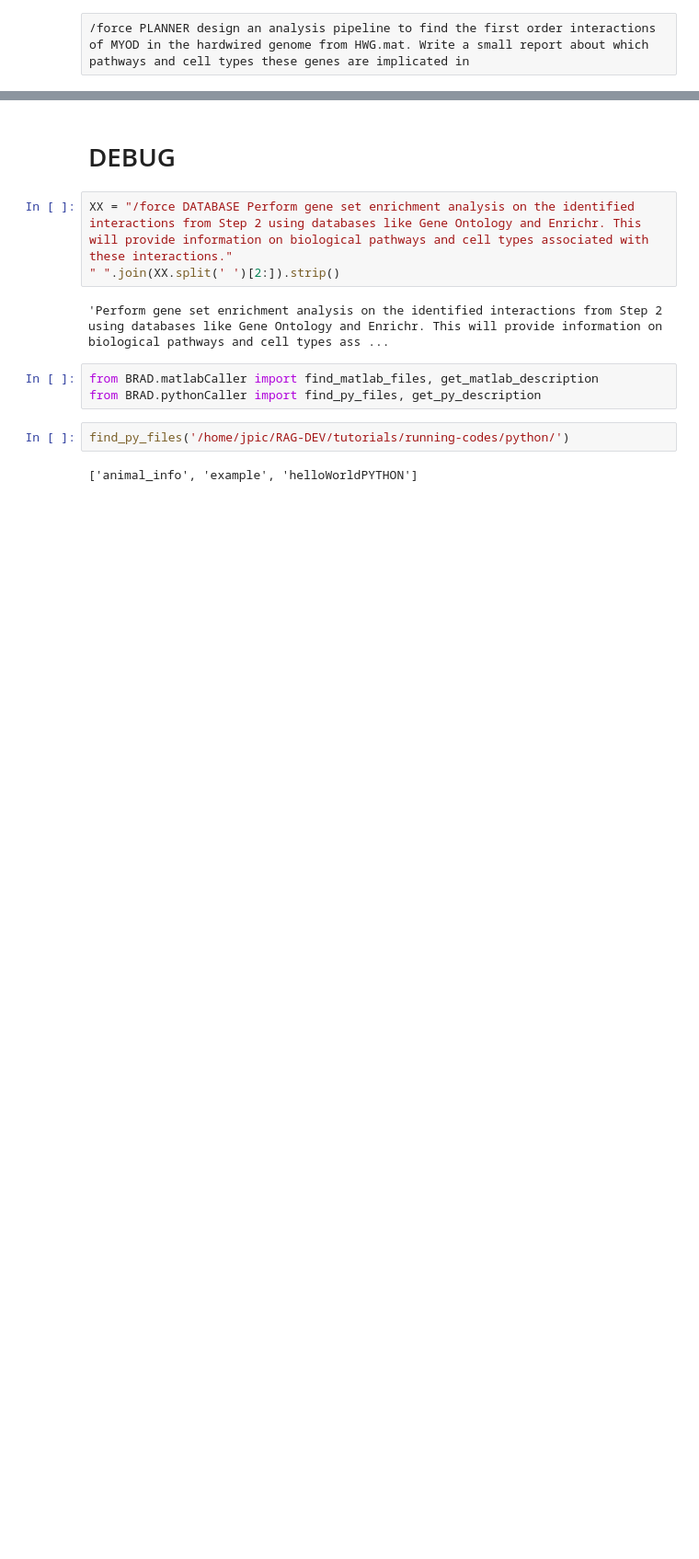
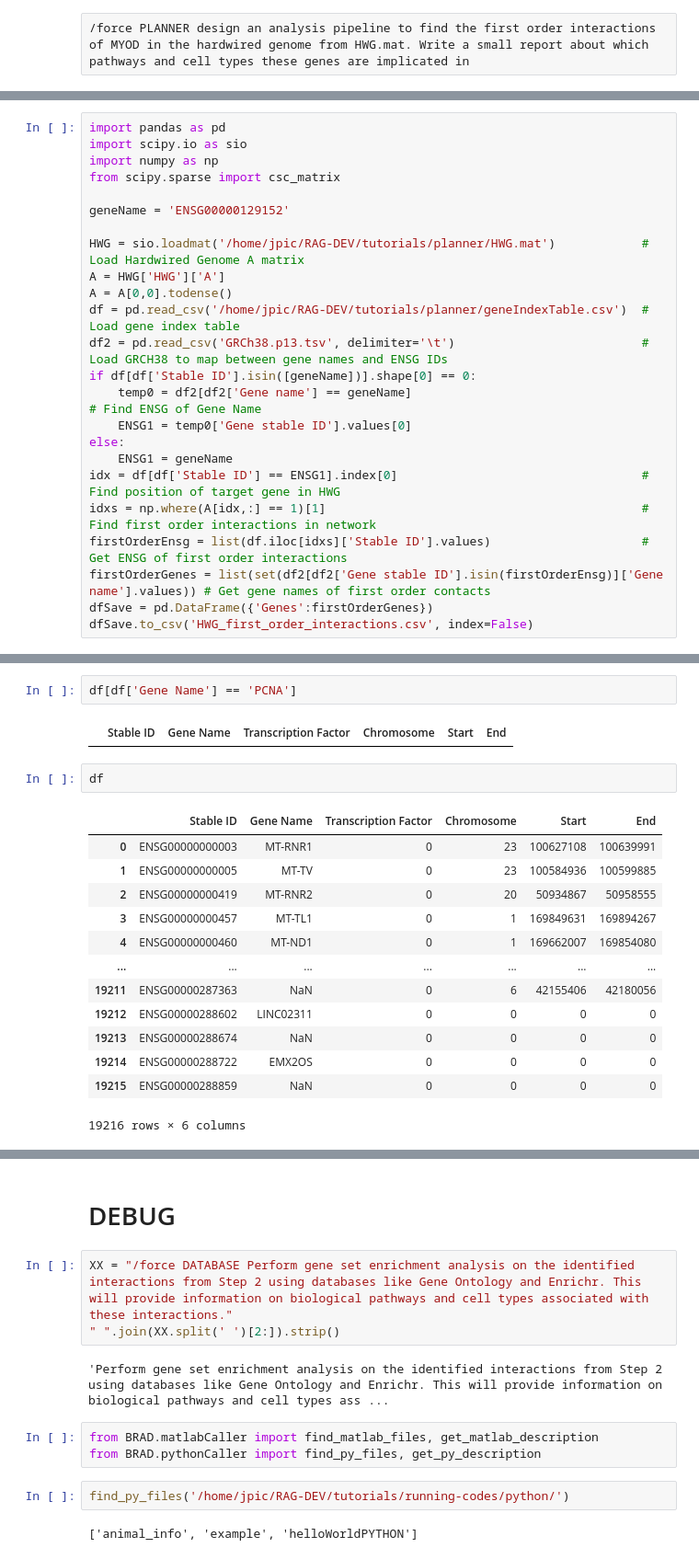
Before and after one commit to Jpickard1/BRAD, a Jupyter notebook: tutorials/planner/planner.ipynb, the cells around one changed output, grey strips where cells are left out. Shown at 92% size. Saved outputs shown, nothing was run; the diff lists cells and outputs as text; blank space fills up the shorter version.

Commit message:
working on planner for HWG interactions and also working on improving the RAG system

```diff
--- a/tutorials/planner/planner.ipynb
+++ b/tutorials/planner/planner.ipynb
@@ -136,0 +118,24 @@ This output should be exactly one line and no longer. Stop the response after th
+# %%
+import pandas as pd
+import scipy.io as sio
+import numpy as np
+from scipy.sparse import csc_matrix
+
+geneName = 'ENSG00000129152'
+
+HWG = sio.loadmat('/home/jpic/RAG-DEV/tutorials/planner/HWG.mat')            # Load Hardwired Genome A matrix
+A = HWG['HWG']['A']
+A = A[0,0].todense()
+df = pd.read_csv('/home/jpic/RAG-DEV/tutorials/planner/geneIndexTable.csv')  # Load gene index table
+df2 = pd.read_csv('GRCh38.p13.tsv', delimiter='\t')                          # Load GRCH38 to map between gene names and ENSG IDs
+if df[df['Stable ID'].isin([geneName])].shape[0] == 0:
+    temp0 = df2[df2['Gene name'] == geneName]                                    # Find ENSG of Gene Name
+    ENSG1 = temp0['Gene stable ID'].values[0]
+else:
+    ENSG1 = geneName
+idx = df[df['Stable ID'] == ENSG1].index[0]                                  # Find position of target gene in HWG
+idxs = np.where(A[idx,:] == 1)[1]                                            # Find first order interactions in network
+firstOrderEnsg = list(df.iloc[idxs]['Stable ID'].values)                     # Get ENSG of first order interactions
+firstOrderGenes = list(set(df2[df2['Gene stable ID'].isin(firstOrderEnsg)]['Gene name'].values)) # Get gene names of first order contacts
+dfSave = pd.DataFrame({'Genes':firstOrderGenes})
+dfSave.to_csv('HWG_first_order_interactions.csv', index=False)
@@ -136,0 +234,20 @@ This output should be exactly one line and no longer. Stop the response after th
+# %%
+df[df['Gene Name'] == 'PCNA']
+# %% [output]
+|  | Stable ID | Gene Name | Transcription Factor | Chromosome | Start | End |
+# %%
+df
+# %% [output]
+|  | Stable ID | Gene Name | Transcription Factor | Chromosome | Start | End |
+| 0 | ENSG00000000003 | MT-RNR1 | 0 | 23 | 100627108 | 100639991 |
+| 1 | ENSG00000000005 | MT-TV | 0 | 23 | 100584936 | 100599885 |
+| 2 | ENSG00000000419 | MT-RNR2 | 0 | 20 | 50934867 | 50958555 |
+| 3 | ENSG00000000457 | MT-TL1 | 0 | 1 | 169849631 | 169894267 |
+| 4 | ENSG00000000460 | MT-ND1 | 0 | 1 | 169662007 | 169854080 |
+| ... | ... | ... | ... | ... | ... | ... |
+| 19211 | ENSG00000287363 | NaN | 0 | 6 | 42155406 | 42180056 |
+| 19212 | ENSG00000288602 | LINC02311 | 0 | 0 | 0 | 0 |
+| 19213 | ENSG00000288674 | NaN | 0 | 0 | 0 | 0 |
+| 19214 | ENSG00000288722 | EMX2OS | 0 | 0 | 0 | 0 |
+| 19215 | ENSG00000288859 | NaN | 0 | 0 | 0 | 0 |
+19216 rows × 6 columns
```
Also changed, not shown: parts of 16 cells of this notebook, 8 other files.
